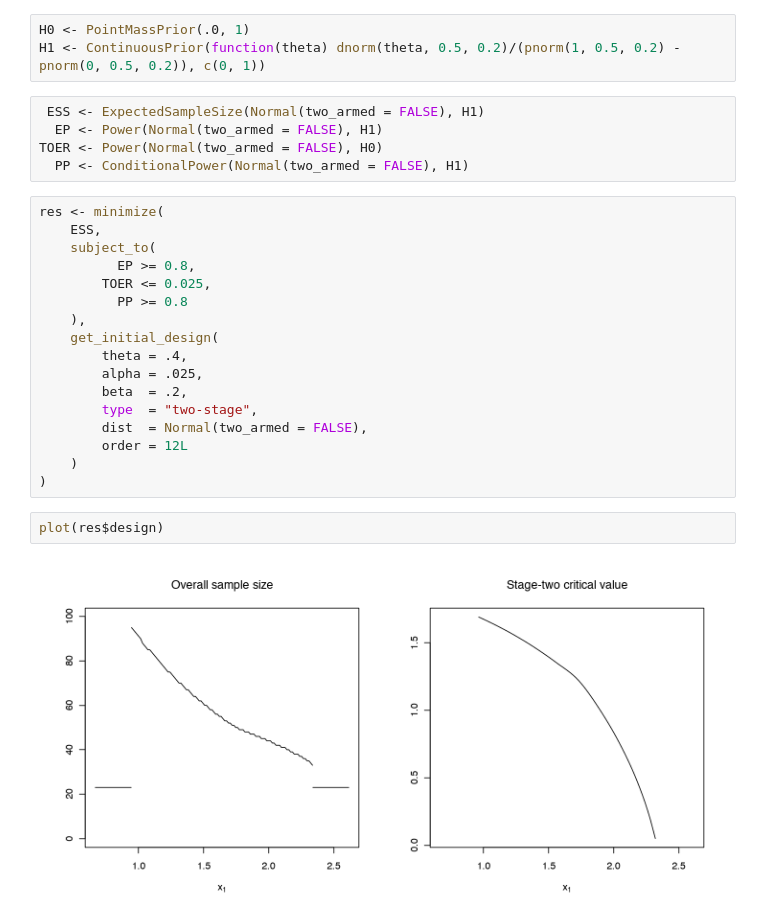
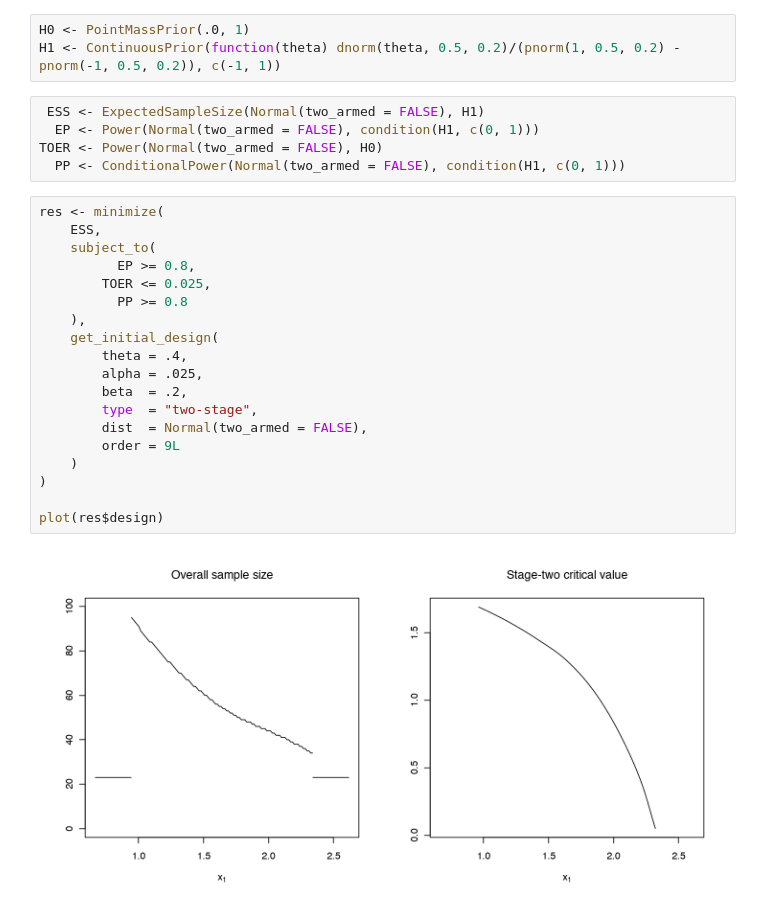
Before and after one commit to kkmann/unblinded-sample-size-adaptation, a Jupyter notebook: notebooks/optimal-recalculation.ipynb, the cells around one changed output. Saved outputs shown, nothing was run; the diff lists cells and outputs as text.

```diff
--- a/notebooks/optimal-recalculation.ipynb
+++ b/notebooks/optimal-recalculation.ipynb
@@ -6,29 +23,29 @@ options(repr.plot.width=12, repr.plot.height=6)
 # %%
 H0 <- PointMassPrior(.0, 1)
-H1 <- ContinuousPrior(function(theta) dnorm(theta, 0.5, 0.2)/(pnorm(1, 0.5, 0.2) - pnorm(0, 0.5, 0.2)), c(0, 1))
+H1 <- ContinuousPrior(function(theta) dnorm(theta, 0.5, 0.2)/(pnorm(1, 0.5, 0.2) - pnorm(-1, 0.5, 0.2)), c(-1, 1))
 # %%
  ESS <- ExpectedSampleSize(Normal(two_armed = FALSE), H1)
-  EP <- Power(Normal(two_armed = FALSE), H1)
+  EP <- Power(Normal(two_armed = FALSE), condition(H1, c(0, 1)))
 TOER <- Power(Normal(two_armed = FALSE), H0)
-  PP <- ConditionalPower(Normal(two_armed = FALSE), H1)
+  PP <- ConditionalPower(Normal(two_armed = FALSE), condition(H1, c(0, 1)))
 # %%
 res <- minimize(
     ESS,
     subject_to(
           EP >= 0.8,
         TOER <= 0.025,
           PP >= 0.8
     ),
     get_initial_design(
         theta = .4,
         alpha = .025,
         beta  = .2,
         type  = "two-stage",
         dist  = Normal(two_armed = FALSE),
-        order = 12L
+        order = 9L
     )
 )
+
+plot(res$design)
+# %% [output]
+[figure, added]
-# %%
-plot(res$design)
-# %% [output]
-[figure, removed]
```
Also changed, not shown: parts of 2 cells of this notebook, 1 other file.
